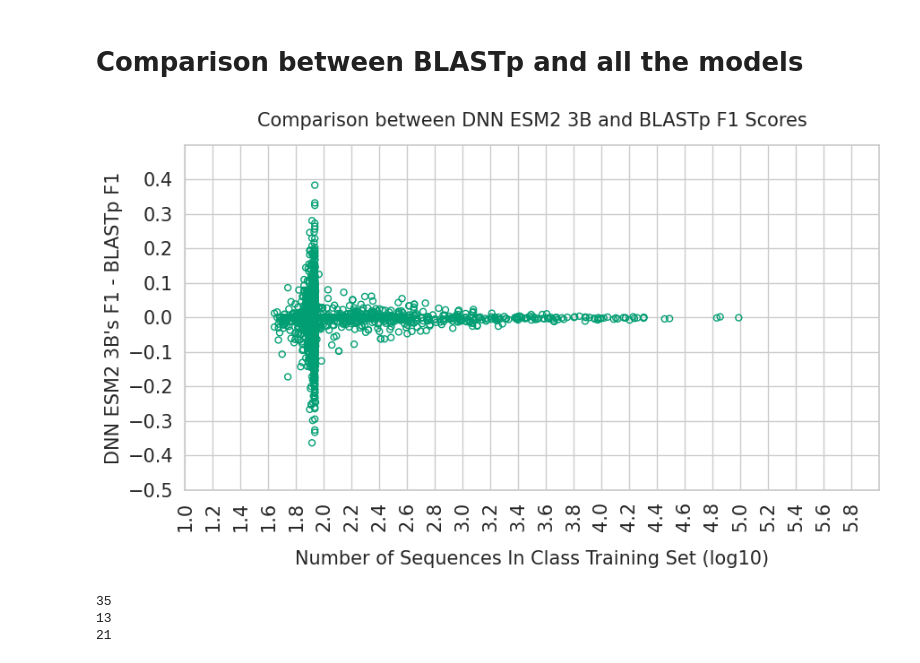
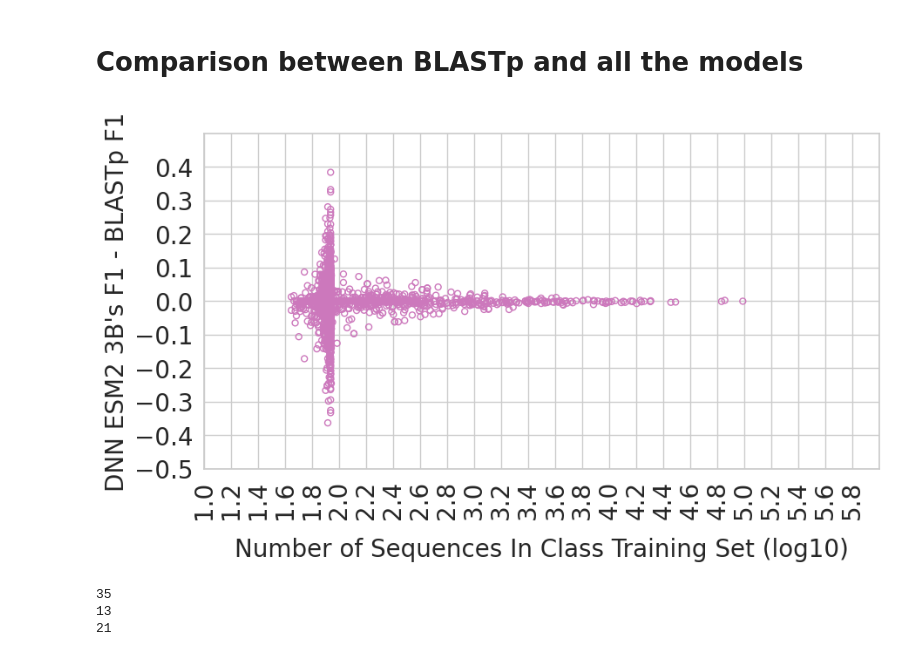
Before and after one commit to jcapels/ec_numbers_prediction, a Jupyter notebook: notebooks/5-differences_blast_and_dl_models/5.1-differences_blast_and_dl_models.ipynb, the cells around one changed output. Saved outputs shown, nothing was run; the diff lists cells and outputs as text; code cells hidden in the pictures.

```diff
--- a/notebooks/5-differences_blast_and_dl_models/5.1-differences_blast_and_dl_models.ipynb
+++ b/notebooks/5-differences_blast_and_dl_models/5.1-differences_blast_and_dl_models.ipynb
@@ -184,7 +182,7 @@ with open(f'{data_path}/f1_scores/esm2_t36_3B_UR50D_f1_score.pkl', 'rb') as f:
 # do this for protein bert
 import pickle
 
-with open(f'{data_path}/f1_scores/protein_bert_f1_score.pkl', 'rb') as f:
+with open(f'{data_path}/f1_scores/prot_bert_f1_score.pkl', 'rb') as f:
     protein_bert_f1_score_list = pickle.load(f)
 # %%
 # now open everything
@@ -255,43 +255,43 @@ color_map = {'DNN ESM2 35M': (0.00392156862745098,
  'DNN ESM2 150M': (0.8705882352941177, 0.5607843137254902, 0.0196078431372549),
  'DNN ESM2 8M': (0.00784313725490196, 0.6196078431372549, 0.45098039215686275),
  'DNN ProtBERT': (0.8352941176470589, 0.3686274509803922, 0.0),
-#  'DNN ESM2 3B': (0.8, 0.47058823529411764, 0.7372549019607844),
+ 'DNN ESM2 3B': (0.8, 0.47058823529411764, 0.7372549019607844),
  'DNN ESM2 650M': (0.792156862745098, 0.5686274509803921, 0.3803921568627451),
-#  'DNN ESM1b': (0.984313725490196, 0.6862745098039216, 0.8941176470588236),
+ 'DNN ESM1b': (0.984313725490196, 0.6862745098039216, 0.8941176470588236),
  'DeepEC CNN3': (0.5803921568627451, 0.5803921568627451, 0.5803921568627451),
  'DSPACE EC': (0.9254901960784314, 0.8823529411764706, 0.2),
- 'DNN ESM1b': (0.00392156862745098,
+ 'Models + BLASTp ensemble': (0.00392156862745098,
   0.45098039215686275,
   0.6980392156862745),
  'Models ensemble': (0.8705882352941177, 0.5607843137254902, 0.0196078431372549),
-    'DNN ESM2 3B': (0.00784313725490196, 0.6196078431372549, 0.45098039215686275),}
+    'BLASTp': (0.00784313725490196, 0.6196078431372549, 0.45098039215686275),}
 # %%
 # Plotting the metric values as a function of the number of samples with value 1 per label
 
 import matplotlib.pyplot as plt
 import numpy as np
 import matplotlib
 matplotlib.rcParams['savefig.transparent'] = True
 
 def plot_metric_values(log_samples_per_label, metric_values, model_name):
 
     color = color_map[model_name]
     plt.figure(figsize=(10, 5))
     plt.scatter(log_samples_per_label, metric_values, color='blue', label='Metric Values', marker='o', facecolors='none', s=25, edgecolors=color)
-    plt.title(f'Comparison between {model_name} and BLASTp F1 Scores', pad=15, fontsize=15)
-    plt.xlabel('Number of Sequences In Class Training Set (log10)', labelpad=15, fontsize=15)
-    plt.ylabel(f"{model_name}'s F1 - BLASTp F1", fontsize=15)
+    #plt.title(f'Comparison between {model_name} and BLASTp F1 Scores', pad=15, fontsize=23)
+    plt.xlabel('Number of Sequences In Class Training Set (log10)', labelpad=15, fontsize=20)
+    plt.ylabel(f"{model_name}'s F1 - BLASTp F1", fontsize=20)
     plt.xlim(1, 6)
     plt.ylim(-0.5, 0.5)
     plt.grid(True)
 
-    plt.yticks(np.arange(-0.5, 0.5, 0.1), fontsize=15)
-    plt.xticks(np.arange(1, 6, 0.2), rotation=90, fontsize=15)
+    plt.yticks(np.arange(-0.5, 0.5, 0.1), fontsize=20)
+    plt.xticks(np.arange(1, 6, 0.2), rotation=90, fontsize=20)
     plt.savefig(f'{model_name}_f1_comparison.png', dpi=400, bbox_inches='tight')
 
 plot_metric_values(log_samples_per_label, comparison_3b, "DNN ESM2 3B")
 # %% [output]
-[figure, old version]
+[figure, new version]
 # %%
 labels_to_consider = []
 for i, label in enumerate(log_samples_per_label):
```
Also changed, not shown: parts of 11 cells of this notebook, 9 other files.
